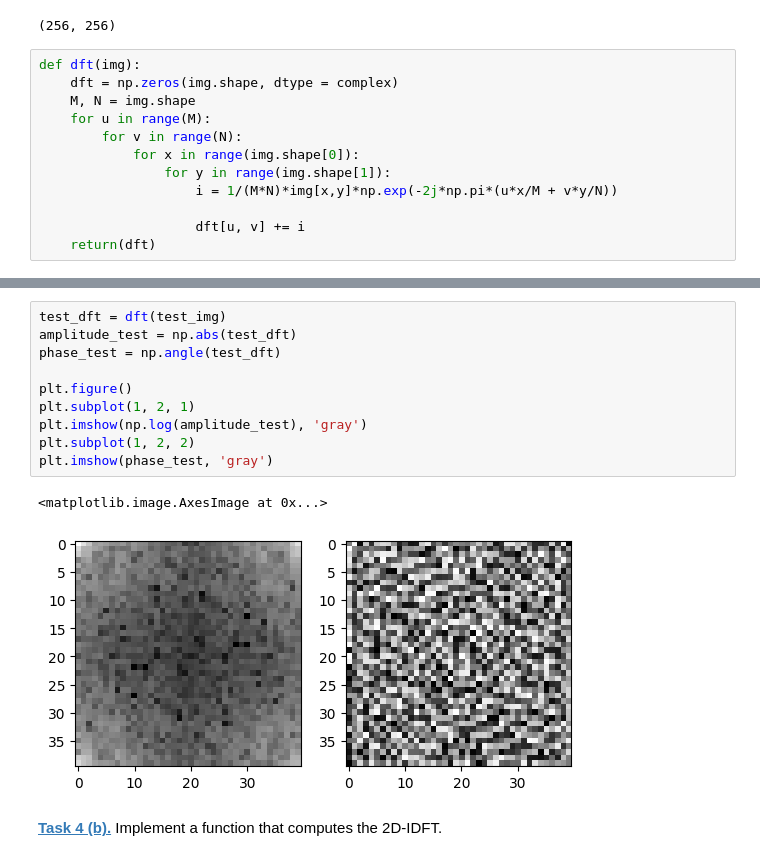
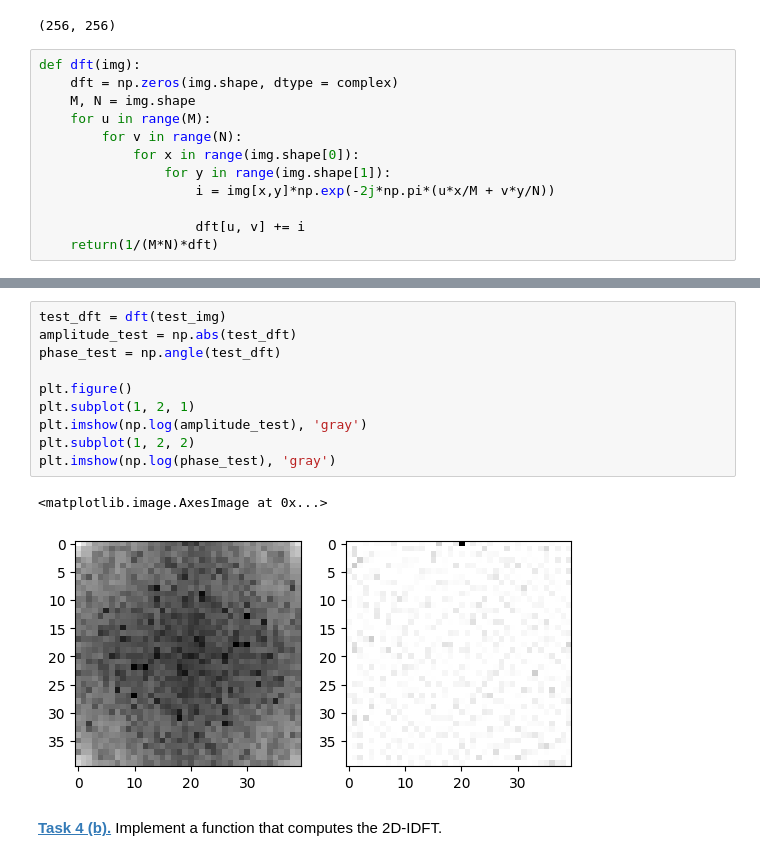
Before and after one commit to artankryeziu/mobi-fs7-python, a Jupyter notebook: fourier.ipynb, the cells around one changed output, grey strips where cells are left out. Drawn from its saved outputs; the diff is of its cells as text.

```diff
--- a/fourier.ipynb
+++ b/fourier.ipynb
@@ -223,7 +223,7 @@ def dft(img):
         for v in range(N):
             for x in range(img.shape[0]):
                 for y in range(img.shape[1]):
-                    i = 1/(M*N)*img[x,y]*np.exp(-2j*np.pi*(u*x/M + v*y/N))
+                    i = img[x,y]*np.exp(-2j*np.pi*(u*x/M + v*y/N))
 
                     dft[u, v] += i
-    return(dft)
+    return(1/(M*N)*dft)
@@ -230,16 +236,16 @@ def dft(img):
 # %%
 test_dft = dft(test_img)
 amplitude_test = np.abs(test_dft)
 phase_test = np.angle(test_dft)
 
 plt.figure()
 plt.subplot(1, 2, 1)
 plt.imshow(np.log(amplitude_test), 'gray')
 plt.subplot(1, 2, 2)
-plt.imshow(phase_test, 'gray')
+plt.imshow(np.log(phase_test), 'gray')
 # %% [output]
 <matplotlib.image.AxesImage at 0x...>
-[figure, old version]
+[figure, new version]
 # %% [markdown]
 **[Task 4 (b).]()** Implement a function that computes the 2D-IDFT.
 # %%
```
Also changed, not shown: parts of 7 cells of this notebook.
